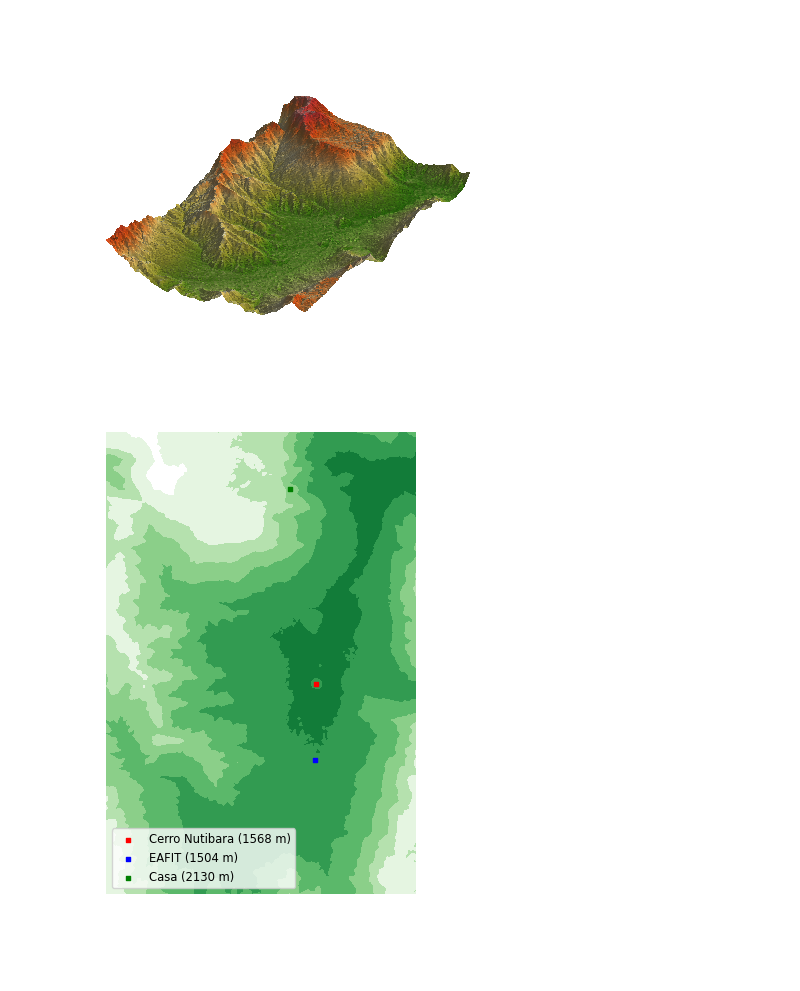
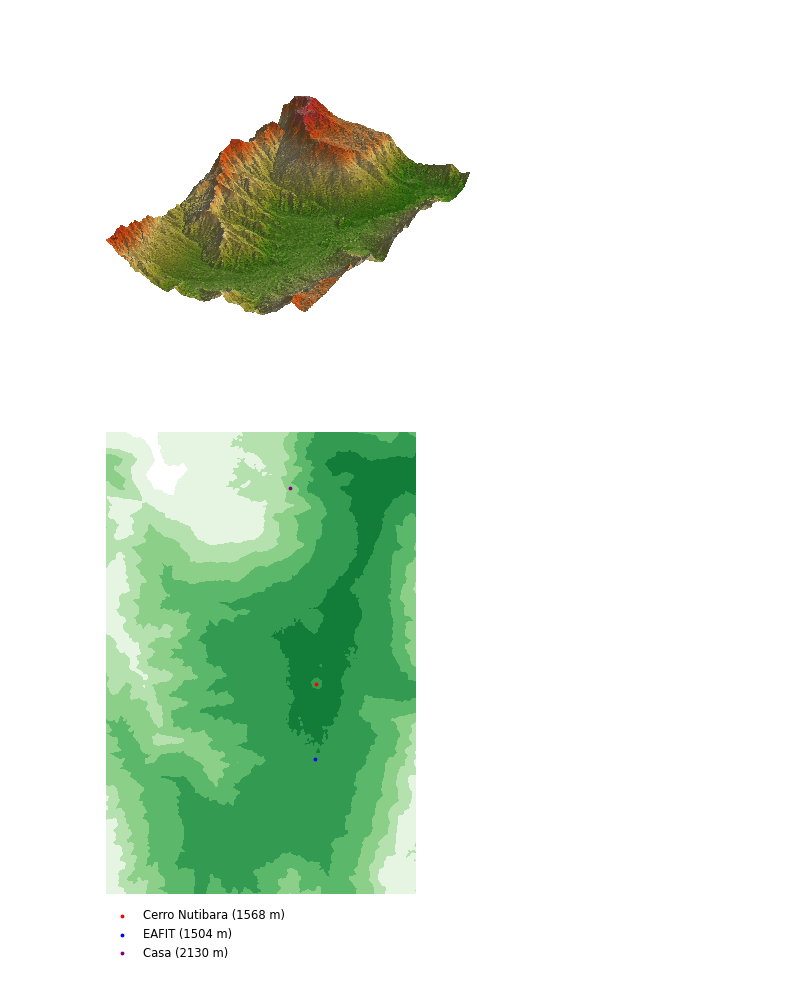
Before and after one commit to oscar-rincon/trusses_analysis, a Jupyter notebook: main/mapa_elevacion/valle_aburra_shading.ipynb, the cells around one changed output. Cells and saved outputs as stored; diff of their text form; code cells hidden in the pictures; blank space fills up the shorter version.

```diff
--- a/main/mapa_elevacion/valle_aburra_shading.ipynb
+++ b/main/mapa_elevacion/valle_aburra_shading.ipynb
@@ -123,21 +123,21 @@ elevacion_casa = z[index_casa_x, index_casa_y]
 # %%
 levels = [0, 5, 15, 30, 45]
 
 # Graficar el mapa de elevación y los puntos
 fig = plt.figure(figsize=(4, 6))
 levels = [1000, 1250, 1500, 1750, 2000, 2250, 2500, 3000]
 plt.contourf(x, y, z, levels=levels, cmap='Greens_r', extent=(np.min(x), np.max(x), np.min(y), np.max(y)), origin='lower')
 
 # Marcar los puntos
-plt.scatter(x_nutibara, y_nutibara, marker='s', color="red", s=5, label=f'Cerro Nutibara ({elevacion_nutibara:.0f} m)')
-plt.scatter(x_eafit, y_eafit, marker='s', color="blue", s=5, label=f'EAFIT ({elevacion_eafit:.0f} m)')
-plt.scatter(x_casa, y_casa, marker='s', color="green", s=5, label=f'Casa ({elevacion_casa:.0f} m)')
+plt.scatter(x_nutibara, y_nutibara, marker='.', color="red", s=12, label=f'Cerro Nutibara ({elevacion_nutibara:.0f} m)')
+plt.scatter(x_eafit, y_eafit, marker='.', color="blue", s=12, label=f'EAFIT ({elevacion_eafit:.0f} m)')
+plt.scatter(x_casa, y_casa, marker='.', color="purple", s=12, label=f'Casa ({elevacion_casa:.0f} m)')
 
-plt.legend(fontsize='small')
+plt.legend(fontsize='small', loc='upper right', bbox_to_anchor=(0.61, -0.01), ncol=1, frameon=False)
 plt.axis("off")
 plt.show()
 # %% [output]
-[figure, old version]
+[figure, new version]
 # %%
 levels = [0, 5, 15, 30, 45]
 fig = plt.figure(figsize=(4, 6))
```
Also changed, not shown: parts of 1 cell of this notebook.
